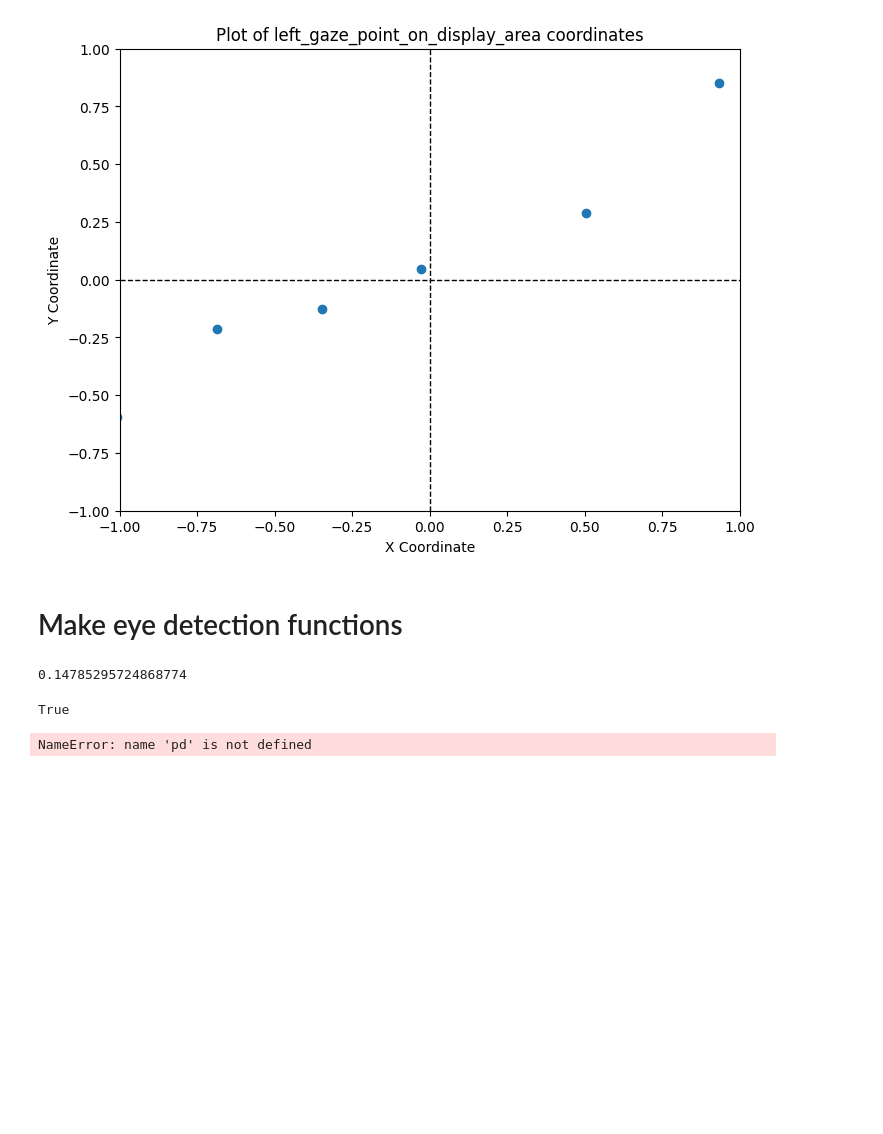
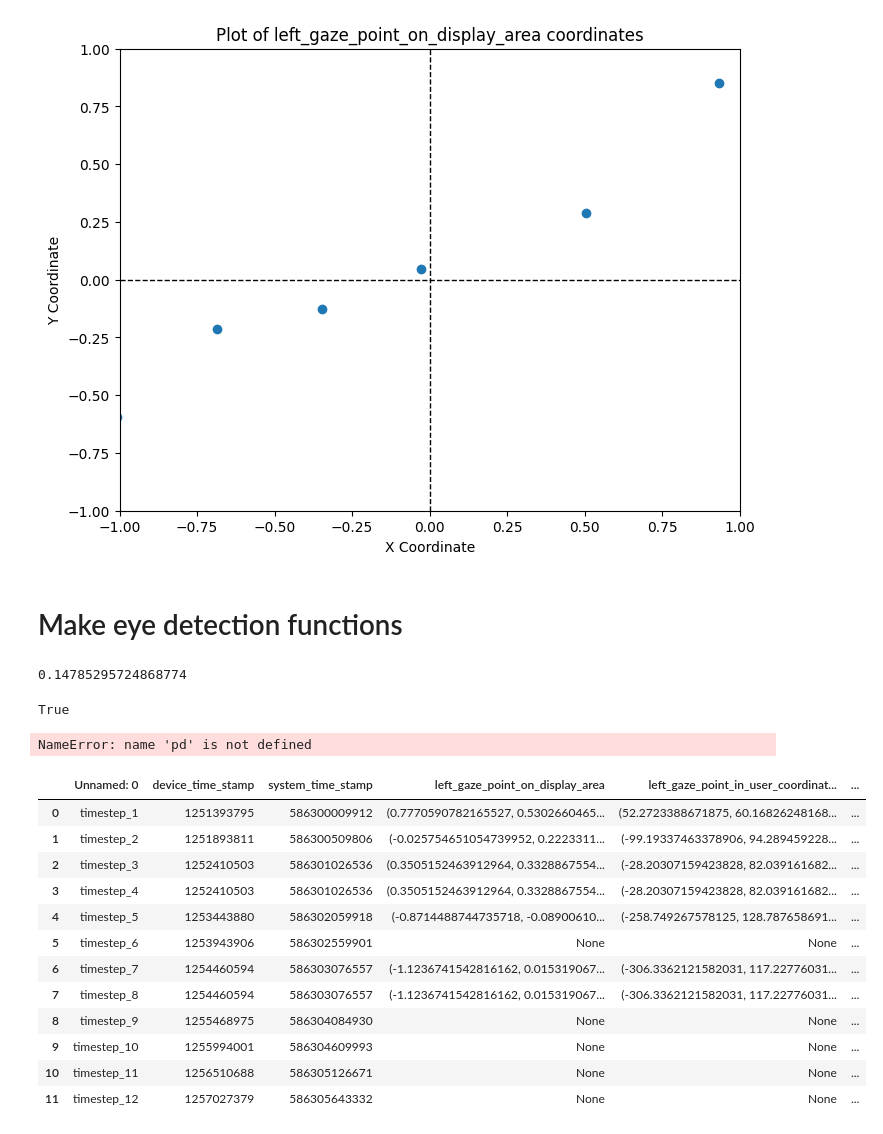
Before and after one commit to crasgaitis/opticars, a Jupyter notebook: test.ipynb, the cells around one changed output. Cells and saved outputs as stored; diff of their text form; code cells hidden in the pictures; blank space fills up the shorter version.

Commit message:
update function & test

```diff
--- a/test.ipynb
+++ b/test.ipynb
@@ -149,3 +149,20 @@ def modified_build_dataset(tracker, label, add_on = False, df_orig = pd.DataFram
         return df, dict_list
 # %% [output]
 NameError: name 'pd' is not defined
+# %%
+from utils import build_dataset_from_csv
+build_dataset_from_csv("lam_looking_left.csv", "test00")
+# %% [output]
+|  | Unnamed: 0 | device_time_stamp | system_time_stamp | left_gaze_point_on_display_area | left_gaze_point_in_user_coordinat... | ... |
+| 0 | timestep_1 | 1251393795 | 586300009912 | (0.7770590782165527, 0.5302660465... | (52.2723388671875, 60.16826248168... | ... |
+| 1 | timestep_2 | 1251893811 | 586300509806 | (-0.025754651054739952, 0.2223311... | (-99.19337463378906, 94.289459228... | ... |
+| 2 | timestep_3 | 1252410503 | 586301026536 | (0.3505152463912964, 0.3328867554... | (-28.20307159423828, 82.039161682... | ... |
+| 3 | timestep_4 | 1252410503 | 586301026536 | (0.3505152463912964, 0.3328867554... | (-28.20307159423828, 82.039161682... | ... |
+| 4 | timestep_5 | 1253443880 | 586302059918 | (-0.8714488744735718, -0.08900610... | (-258.749267578125, 128.787658691... | ... |
+| 5 | timestep_6 | 1253943906 | 586302559901 | None | None | ... |
+| 6 | timestep_7 | 1254460594 | 586303076557 | (-1.1236741542816162, 0.015319067... | (-306.3362121582031, 117.22776031... | ... |
+| 7 | timestep_8 | 1254460594 | 586303076557 | (-1.1236741542816162, 0.015319067... | (-306.3362121582031, 117.22776031... | ... |
+| 8 | timestep_9 | 1255468975 | 586304084930 | None | None | ... |
+| 9 | timestep_10 | 1255994001 | 586304609993 | None | None | ... |
+| 10 | timestep_11 | 1256510688 | 586305126671 | None | None | ... |
+| 11 | timestep_12 | 1257027379 | 586305643332 | None | None | ... |
```
Also changed, not shown: 1 other file.
